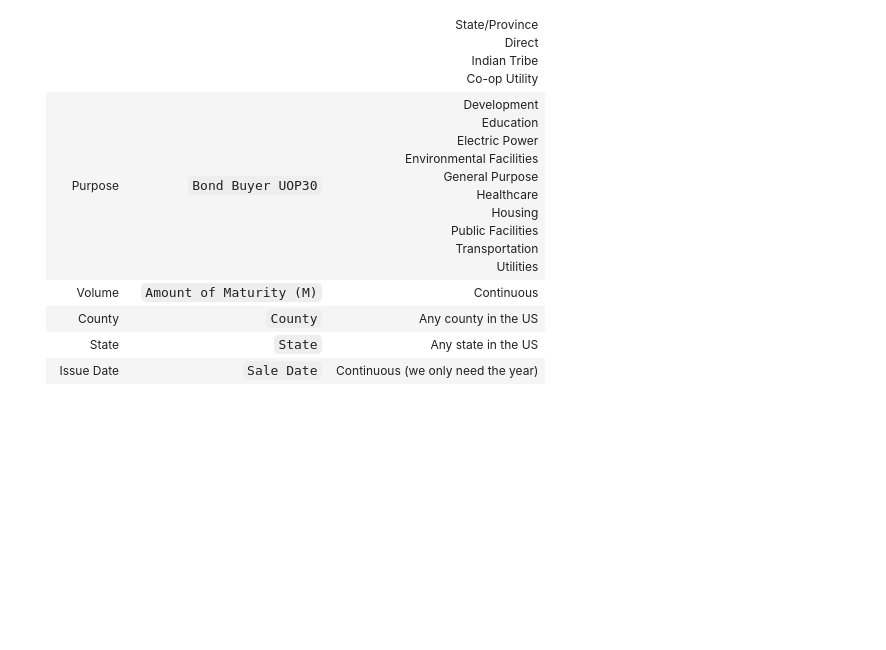
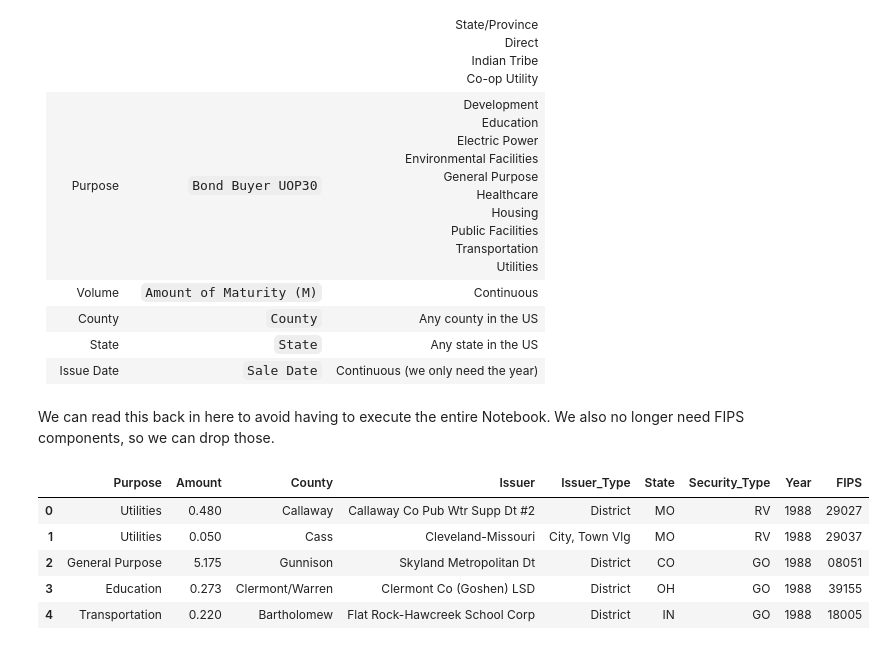
Before and after one commit to choct155/TELs_debt, a Jupyter notebook: DebtDataSeries.ipynb, the cells around one changed output. Cells and saved outputs as stored; diff of their text form; code cells hidden in the pictures; blank space fills up the shorter version.

Commit message:
Almost done with debt component

```diff
--- a/DebtDataSeries.ipynb
+++ b/DebtDataSeries.ipynb
@@ -569,3 +569,27 @@ debt_fips=debt[debt['FIPS'].notnull()]
 
 #Write to disk
 debt_fips.to_csv('debt_w_fips.csv')
+# %% [markdown]
+We can read this back in here to avoid having to execute the entire Notebook.  We also no longer need FIPS components, so we can drop those.
+# %%
+#Read in data
+debt_fips=pd.read_csv('debt_w_fips.csv',dtype={'FIPS':str})
+
+#Drop unnecessary variables
+for var in ['Unnamed: 0','st_cou','st_cou_g1','st_cou_final']:
+    debt_fips.pop(var)
+
+#Rename variables
+debt_fips.columns=['Purpose','Amount','County','Issuer','Issuer_Type','State','Security_Type','Year','FIPS']
+
+#Convert Amount to float
+debt_fips['Amount']=debt_fips['Amount'].apply(lambda x: float(x.replace(',','')))
+
+debt_fips.head()
+# %% [output]
+|  | Purpose | Amount | County | Issuer | Issuer_Type | State | Security_Type | Year | FIPS |
+| 0 | Utilities | 0.480 | Callaway | Callaway Co Pub Wtr Supp Dt #2 | District | MO | RV | 1988 | 29027 |
+| 1 | Utilities | 0.050 | Cass | Cleveland-Missouri | City, Town Vlg | MO | RV | 1988 | 29037 |
+| 2 | General Purpose | 5.175 | Gunnison | Skyland Metropolitan Dt | District | CO | GO | 1988 | 08051 |
+| 3 | Education | 0.273 | Clermont/Warren | Clermont Co (Goshen) LSD | District | OH | GO | 1988 | 39155 |
+| 4 | Transportation | 0.220 | Bartholomew | Flat Rock-Hawcreek School Corp | District | IN | GO | 1988 | 18005 |
```
Also changed, not shown: parts of 3 cells of this notebook.
